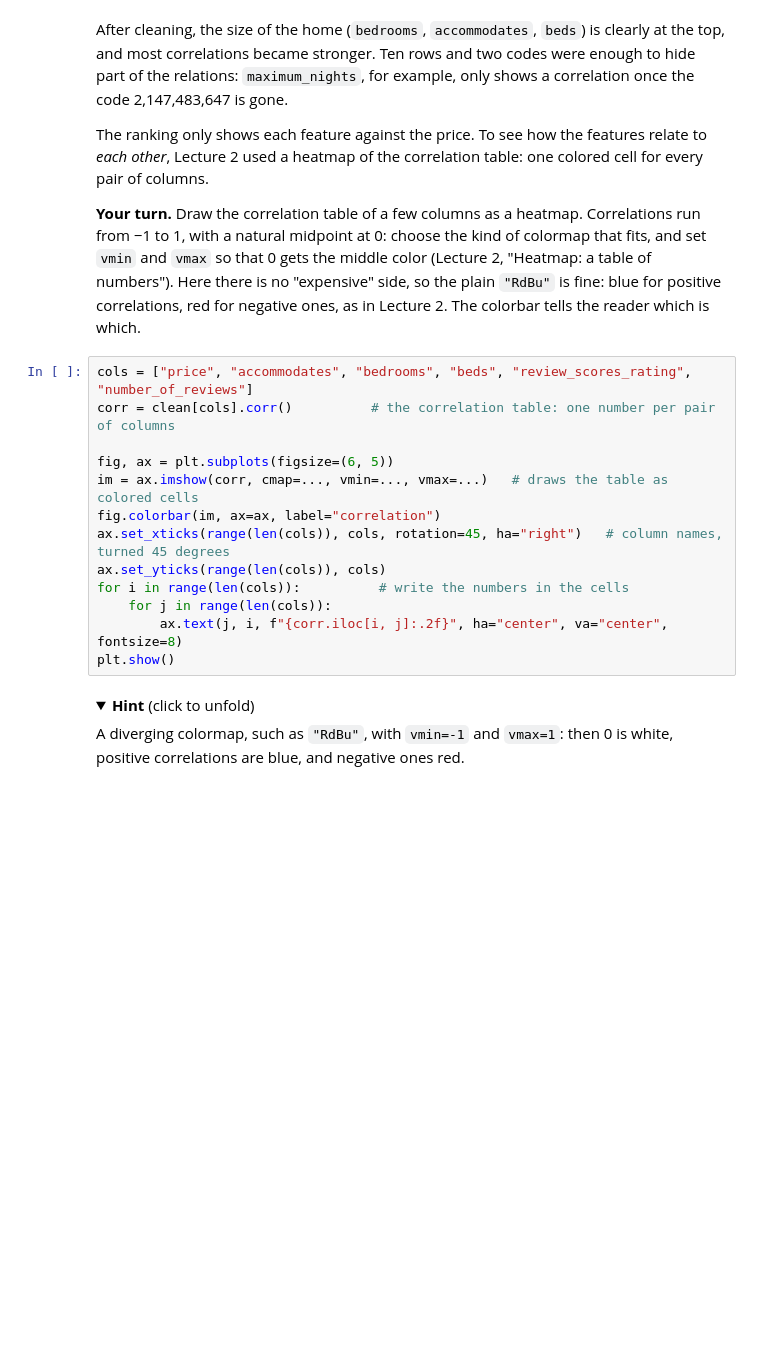
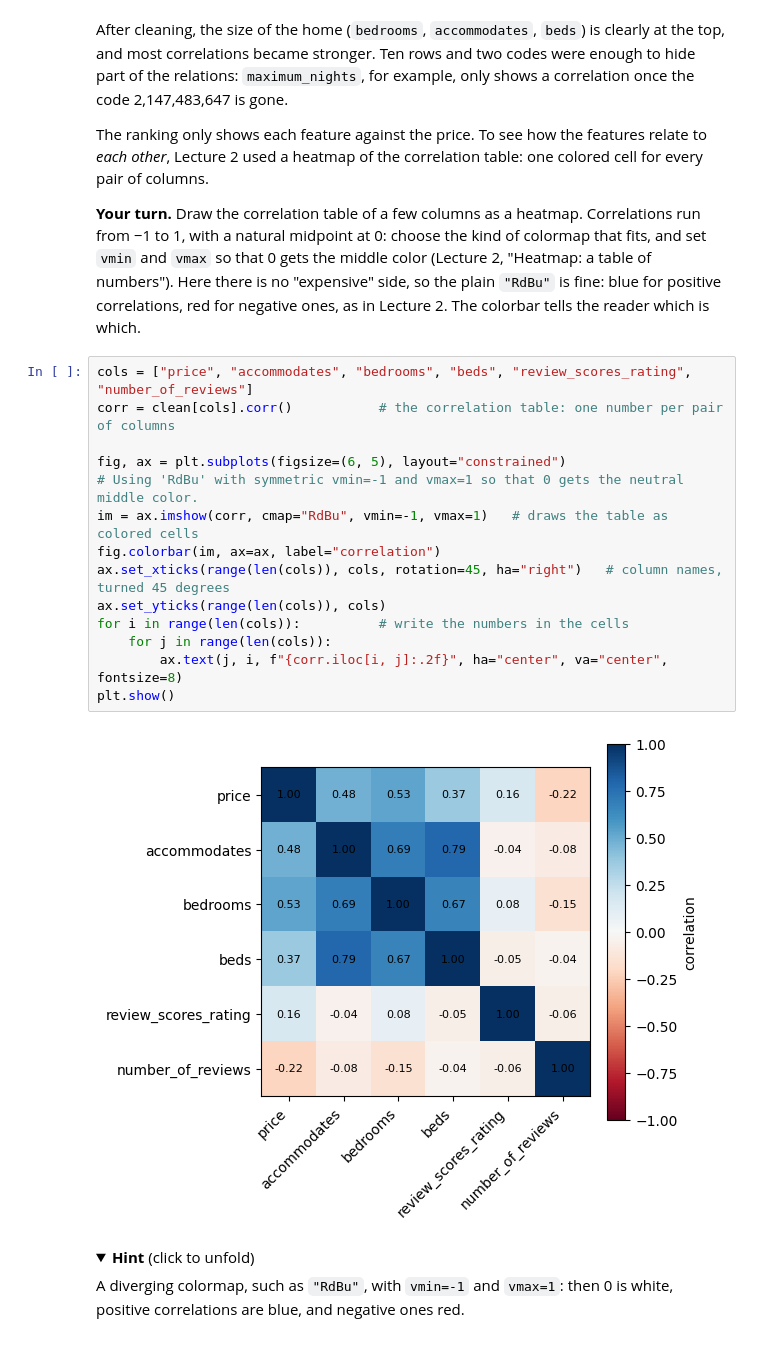
Before and after one commit to ZhangPeiLin2004/Machine_Learning, a Jupyter notebook: lab01.ipynb, the cells around one changed output. Drawn from its saved outputs; the diff is of its cells as text; folded sections open; blank space fills up the shorter version.

```diff
--- a/lab01.ipynb
+++ b/lab01.ipynb
@@ -582,17 +598,20 @@ The ranking only shows each feature against the price. To see how the features r
 **Your turn.** Draw the correlation table of a few columns as a heatmap. Correlations run from −1 to 1, with a natural midpoint at 0: choose the kind of colormap that fits, and set `vmin` and `vmax` so that 0 gets the middle color (Lecture 2, "Heatmap: a table of numbers"). Here there is no "expensive" side, so the plain `"RdBu"` is fine: blue for positive correlations, red for negative ones, as in Lecture 2. The colorbar tells the reader which is which.
 # %%
 cols = ["price", "accommodates", "bedrooms", "beds", "review_scores_rating", "number_of_reviews"]
-corr = clean[cols].corr()          # the correlation table: one number per pair of columns
+corr = clean[cols].corr()           # the correlation table: one number per pair of columns
 
-fig, ax = plt.subplots(figsize=(6, 5))
-im = ax.imshow(corr, cmap=..., vmin=..., vmax=...)   # draws the table as colored cells
+fig, ax = plt.subplots(figsize=(6, 5), layout="constrained")
+# Using 'RdBu' with symmetric vmin=-1 and vmax=1 so that 0 gets the neutral middle color.
+im = ax.imshow(corr, cmap="RdBu", vmin=-1, vmax=1)   # draws the table as colored cells
 fig.colorbar(im, ax=ax, label="correlation")
 ax.set_xticks(range(len(cols)), cols, rotation=45, ha="right")   # column names, turned 45 degrees
 ax.set_yticks(range(len(cols)), cols)
 for i in range(len(cols)):          # write the numbers in the cells
     for j in range(len(cols)):
         ax.text(j, i, f"{corr.iloc[i, j]:.2f}", ha="center", va="center", fontsize=8)
 plt.show()
+# %% [output]
+[figure, added]
 # %% [markdown]
 <details><summary><b>Hint</b> (click to unfold)</summary>
 
```
Also changed, not shown: parts of 11 cells of this notebook.
